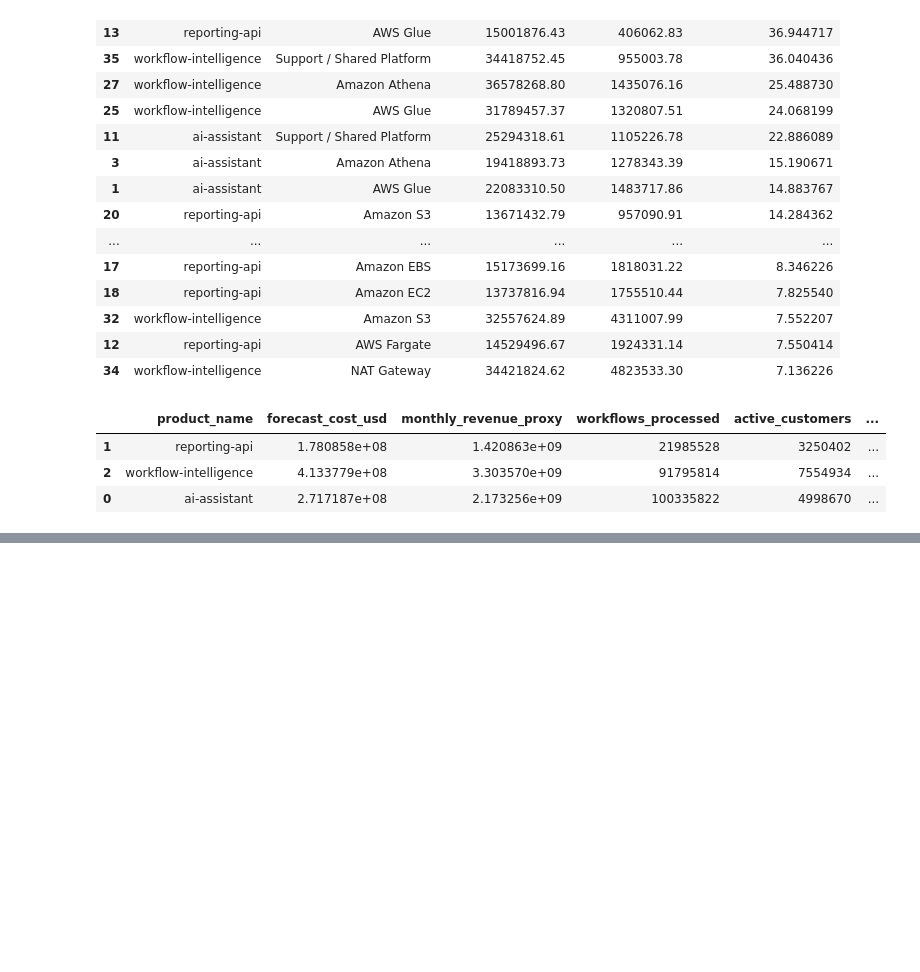
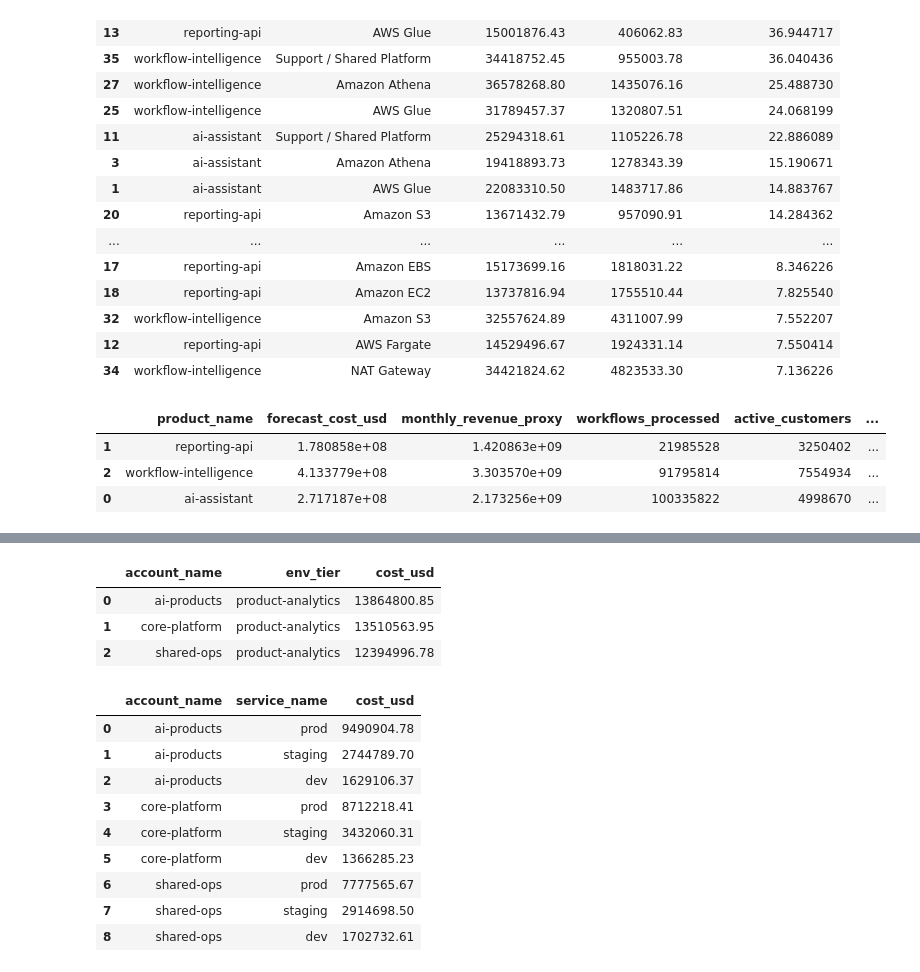
Before and after one commit to emel333/finops-dojo-lab, a Jupyter notebook: 01-aws-ai-saas-case/analysis/analysis2.ipynb, the cells around one changed output, grey strips where cells are left out. Cells and saved outputs as stored; diff of their text form; code cells hidden in the pictures; blank space fills up the shorter version.

```diff
--- a/01-aws-ai-saas-case/analysis/analysis2.ipynb
+++ b/01-aws-ai-saas-case/analysis/analysis2.ipynb
@@ -1432,0 +1510,44 @@ unit_summary
+# %%
+sql = """
+SELECT
+    account_name,
+    environment AS env_tier,
+    SUM(cost_usd) AS cost_usd
+FROM billing_case01
+WHERE environment = 'product-analytics'
+GROUP BY account_name, environment
+ORDER BY cost_usd DESC
+"""
+
+df_prod_analytics = pd.read_sql(sql, conn)
+df_prod_analytics
+# %% [output]
+|  | account_name | env_tier | cost_usd |
+| 0 | ai-products | product-analytics | 13864800.85 |
+| 1 | core-platform | product-analytics | 13510563.95 |
+| 2 | shared-ops | product-analytics | 12394996.78 |
+# %%
+sql = """
+SELECT
+    account_name,
+    service_name,
+    SUM(cost_usd) AS cost_usd
+FROM billing_case01
+WHERE environment = 'product-analytics'
+GROUP BY account_name, service_name
+ORDER BY account_name, cost_usd DESC
+"""
+
+df_prod_analytics_services = pd.read_sql(sql, conn)
+df_prod_analytics_services
+# %% [output]
+|  | account_name | service_name | cost_usd |
+| 0 | ai-products | prod | 9490904.78 |
+| 1 | ai-products | staging | 2744789.70 |
+| 2 | ai-products | dev | 1629106.37 |
+| 3 | core-platform | prod | 8712218.41 |
+| 4 | core-platform | staging | 3432060.31 |
+| 5 | core-platform | dev | 1366285.23 |
+| 6 | shared-ops | prod | 7777565.67 |
+| 7 | shared-ops | staging | 2914698.50 |
+| 8 | shared-ops | dev | 1702732.61 |
```
Also changed, not shown: parts of 12 cells of this notebook.
